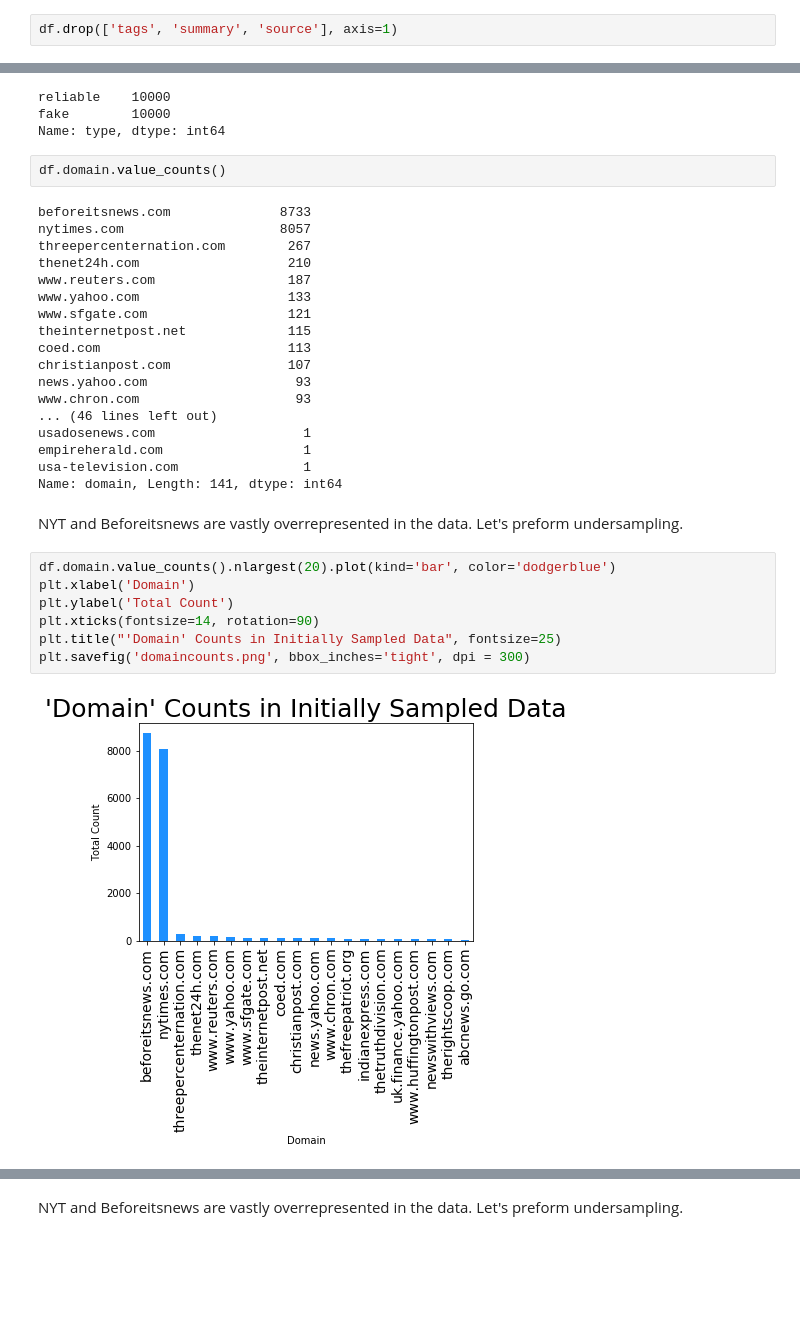
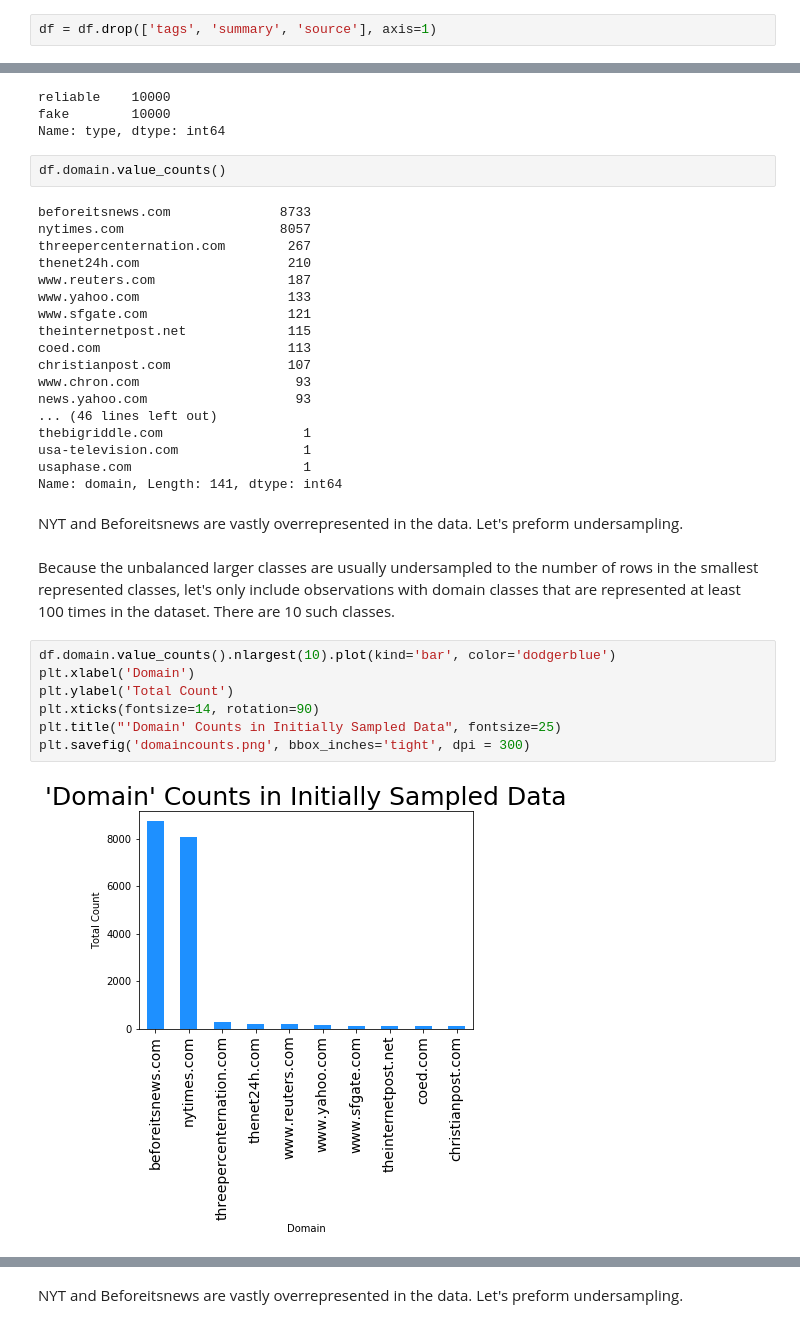
Before and after one commit to bijaykahar/English-Fake-News-Project, a Jupyter notebook: analysis.ipynb, the cells around one changed output, grey strips where cells are left out. Drawn from its saved outputs; the diff is of its cells as text; blank space fills up the shorter version.

```diff
--- a/analysis.ipynb
+++ b/analysis.ipynb
@@ -153,4 +163,4 @@ plt.savefig('typecounts.png', bbox_inches='tight', dpi = 300)
 # %% [markdown]
 10,000 articles labeled 'fake' and '10,000' articles labelled 'reliable' have been sampled from the larger dataset.
 # %%
-df.drop(['tags', 'summary', 'source'], axis=1)
+df = df.drop(['tags', 'summary', 'source'], axis=1)
@@ -952,21 +943,23 @@ www.sfgate.com                  121
 theinternetpost.net             115
 coed.com                        113
 christianpost.com               107
+www.chron.com                    93
 news.yahoo.com                   93
-www.chron.com                    93
 ... (46 lines left out)
-usadosenews.com                   1
-empireherald.com                  1
+thebigriddle.com                  1
 usa-television.com                1
+usaphase.com                      1
 Name: domain, Length: 141, dtype: int64
 # %% [markdown]
 NYT and Beforeitsnews are vastly overrepresented in the data. Let's preform undersampling.
+# %% [markdown]
+Because the unbalanced larger classes are usually undersampled to the number of rows in the smallest represented classes, let's only include observations with domain classes that are represented at least 100 times in the dataset. There are 10 such classes.
 # %%
-df.domain.value_counts().nlargest(20).plot(kind='bar', color='dodgerblue')
+df.domain.value_counts().nlargest(10).plot(kind='bar', color='dodgerblue')
 plt.xlabel('Domain')
 plt.ylabel('Total Count')
 plt.xticks(fontsize=14, rotation=90)
 plt.title("'Domain' Counts in Initially Sampled Data", fontsize=25)
 plt.savefig('domaincounts.png', bbox_inches='tight', dpi = 300)
 # %% [output]
-[figure, old version]
+[figure, new version]
```
Also changed, not shown: parts of 56 cells of this notebook.
